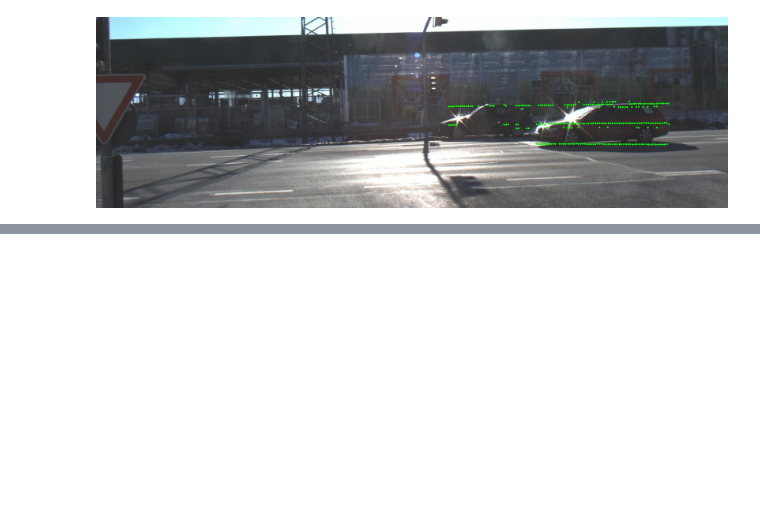
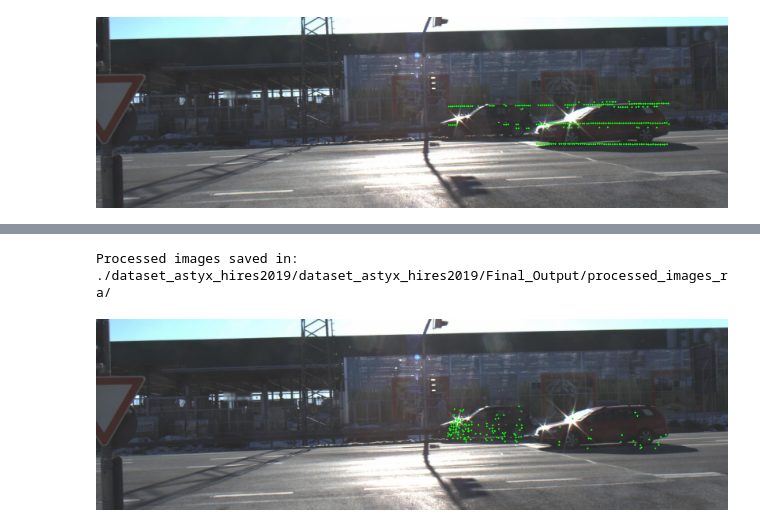
Before and after one commit to Vaibhav212000/sensor_fusion, a Jupyter notebook: random_images.ipynb, the cells around one changed output, grey strips where cells are left out. Saved outputs shown, nothing was run; the diff lists cells and outputs as text; code cells hidden in the pictures; blank space fills up the shorter version.

```diff
--- a/random_images.ipynb
+++ b/random_images.ipynb
@@ -567,0 +587,55 @@ display(Image(data=cv2.imencode('.jpg', img_lidar)[1]))
+# %%
+
+# Define the directory to save the processed images
+output_dir = "./dataset_astyx_hires2019/dataset_astyx_hires2019/Final_Output/processed_images_ra/"
+images_dir = "./dataset_astyx_hires2019/dataset_astyx_hires2019/Final_Output/output_images/"
+bbox_dir = "./dataset_astyx_hires2019/dataset_astyx_hires2019/Final_Output/BB_100images/"
+# Create the output directory if it doesn't exist
+if not os.path.exists(output_dir):
+    os.makedirs(output_dir)
+
+# Iterate over each image in the directory
+for filename in os.listdir(images_dir):
+    if filename.endswith(".jpg"):
+        # Read the image
+        image_path = os.path.join(images_dir, filename)
+        img_ra = cv2.imread(image_path)
+
+        # Read bounding box coordinates
+        bbox_data_path = os.path.join(bbox_dir, filename.replace(".jpg", ".csv"))
+        bbox_data = pd.read_csv(bbox_data_path)
+        BB_Coor = bbox_data[['xmin', 'ymin', 'xmax', 'ymax']].values
+
+        # Assuming you already have lidar projected points stored in lidar_points
+        radar_points = projected_points_int_ra  # Replace this with your lidar projected points
+        radar_Fil = radar_points.copy()
+
+        # Compare bounding box coordinates and lidar points
+        Fused_BB_Ra = []
+        for point in radar_Fil:
+            x, y = point[:2]
+            for xmin, ymin, xmax, ymax in BB_Coor:
+                if xmin <= x <= xmax and ymin <= y <= ymax:
+                    Fused_BB_Ra.append(point)
+                    break
+
+        # Store the filtered lidar points in Fused_BB_Li
+        Fused_BB_Ra = np.array(Fused_BB_Ra)
+
+        # Draw lidar points inside bounding box on copied image
+        for point in Fused_BB_Ra:
+            cv2.circle(img_ra, (point[0], point[1]), radius=1, color=(0, 255, 0), thickness=3)
+
+        # Define the path to save the processed image
+        output_image_path = os.path.join(output_dir, filename)
+
+        # Save the image with filtered lidar points inside the bounding box
+        cv2.imwrite(output_image_path, img_ra)
+
+print("Processed images saved in:", output_dir)
+# %% [output]
+Processed images saved in: ./dataset_astyx_hires2019/dataset_astyx_hires2019/Final_Output/processed_images_ra/
+# %%
+display(Image(data=cv2.imencode('.jpg', img_ra)[1]))
+# %% [output]
+[figure, added]
```
Also changed, not shown: parts of 5 cells of this notebook.
